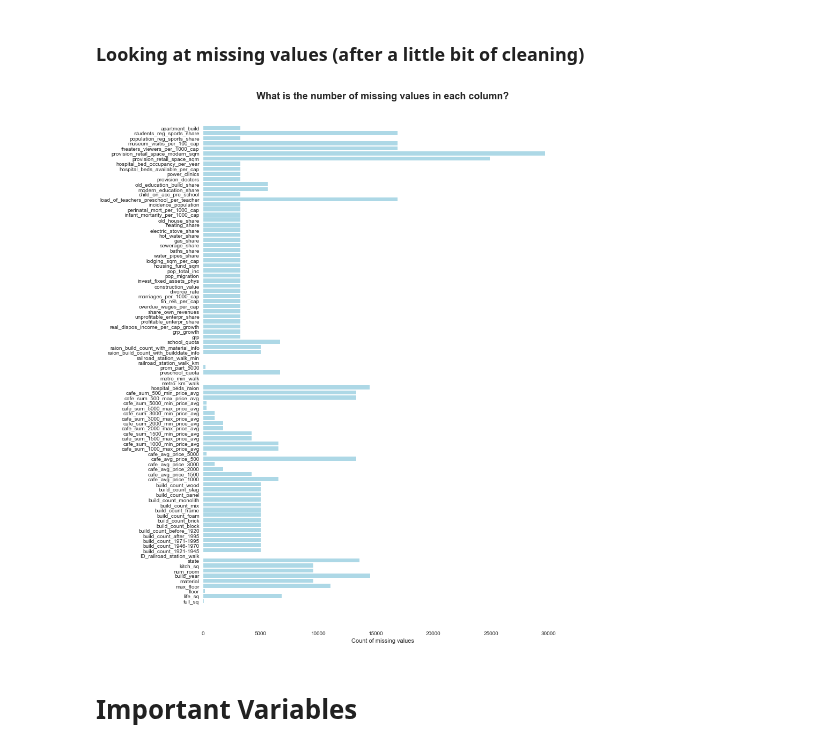
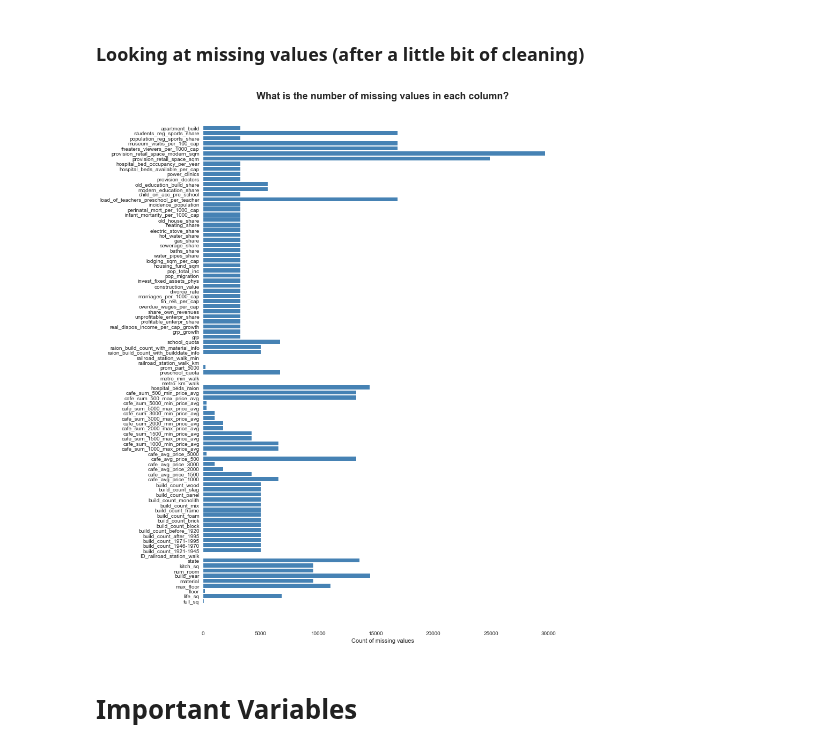
Before and after one commit to nycdatasci/bootcamp009_project, a Jupyter notebook: Project3-MachineLearning/jackenyeart_rachelkogan_clairevignonkeser/claire/sberbank_CVK.ipynb, the cells around one changed output. Saved outputs shown, nothing was run; the diff lists cells and outputs as text; code cells hidden in the pictures.

```diff
--- a/Project3-MachineLearning/jackenyeart_rachelkogan_clairevignonkeser/claire/sberbank_CVK.ipynb
+++ b/Project3-MachineLearning/jackenyeart_rachelkogan_clairevignonkeser/claire/sberbank_CVK.ipynb
@@ -189,19 +189,19 @@ pd_full_test = pd.merge(merged_df_test, macro, on = 'timestamp', how='left')
 # %%
 missing_df = pd_full_train.isnull().sum(axis=0).reset_index()
 missing_df.columns = ['column_name', 'missing_count']
 missing_df = missing_df.ix[missing_df['missing_count']>0]
 ind = np.arange(missing_df.shape[0])
 width = 0.9
 fig, ax = plt.subplots(figsize=(12,18))
-rects = ax.barh(ind, missing_df.missing_count.values, color='lightblue')
+rects = ax.barh(ind, missing_df.missing_count.values, color='steelblue')
 ax.set_yticks(ind)
 ax.set_yticklabels(missing_df.column_name.values, rotation='horizontal')
 ax.set_xlabel("Count of missing values")
 ax.set_title("What is the number of missing values in each column?", weight = 'bold', size = 18)
 ax.set_axis_bgcolor('white')
 plt.show()
 # %% [output]
-[figure, old version]
+[figure, new version]
 # %% [markdown]
 # Important Variables
 # %% [markdown]
```
Also changed, not shown: parts of 49 cells of this notebook.
